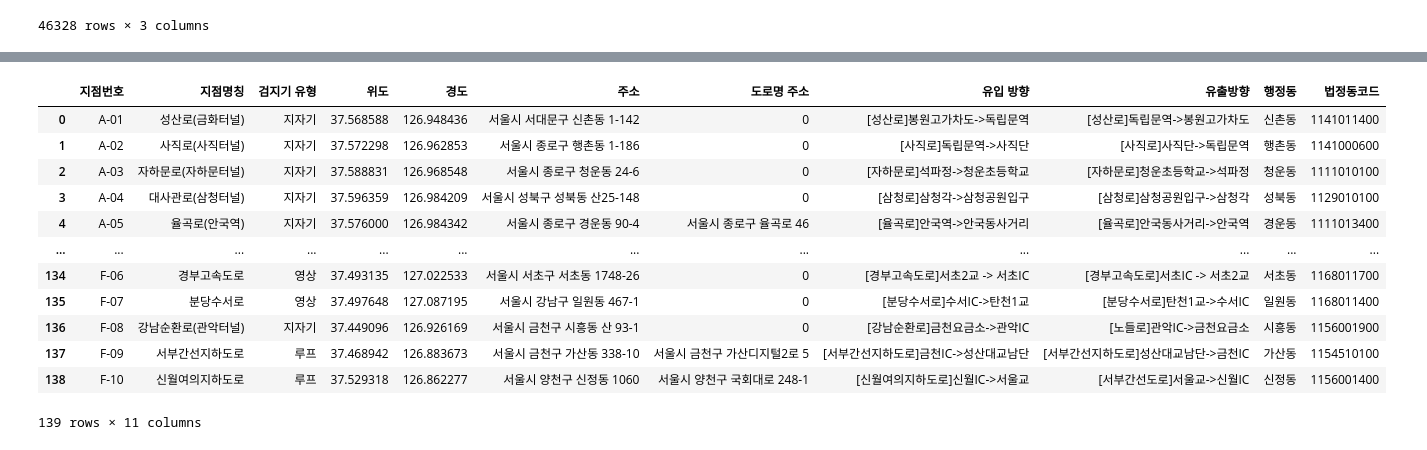
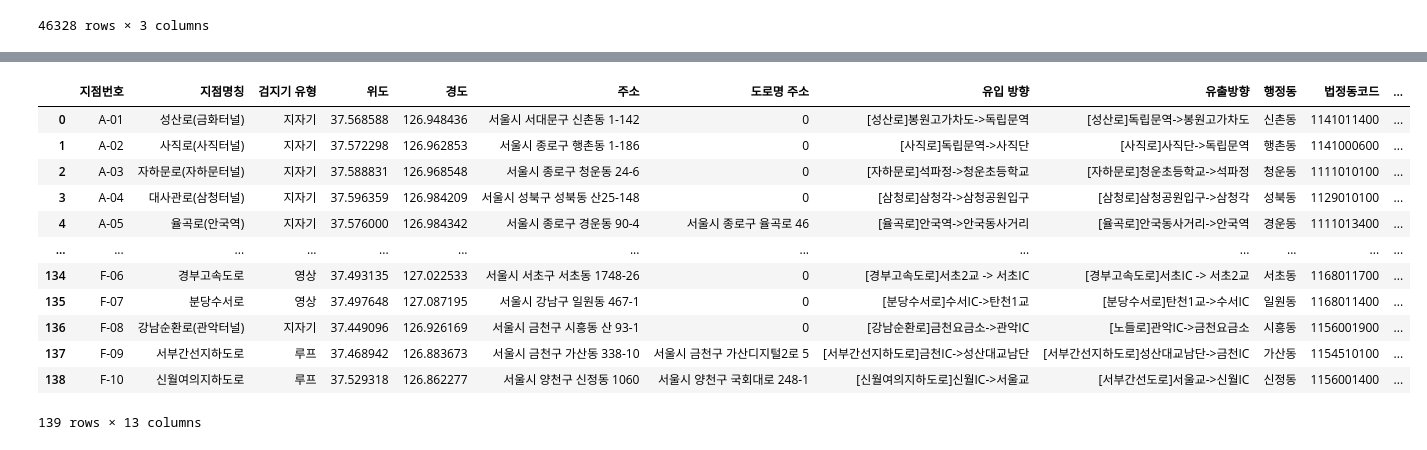
Before and after one commit to dbsrall59/three, a Jupyter notebook: 이규민/교통량매핑.ipynb, the cells around one changed output, grey strips where cells are left out. Saved outputs shown, nothing was run; the diff lists cells and outputs as text; code cells hidden in the pictures.

```diff
--- a/이규민/교통량매핑.ipynb
+++ b/이규민/교통량매핑.ipynb
@@ -105,3 +105,10 @@ df2
 | 46326 | 5013032025 | 제주특별자치도 서귀포시 표선면 세화리 | 존재 |
 | 46327 | 5013032026 | 제주특별자치도 서귀포시 표선면 토산리 | 존재 |
 46328 rows × 3 columns
+# %%
+guList = []
+for i in df2.index:
+    temp = df2.loc[i, '법정동명'].split()
+    if(len(temp) == 2) & (temp[0] == '서울특별시'):
+        guList.append(i)
+guList
@@ -108,14 +133,29 @@ df2
 # %%
 c1 = []
-max_index = 0
+c2 = []
+c3 = []
 
+guIndex = 0
 for i in df2.index:
     temp = df2.loc[i, '법정동명'].split(' ')
 
-    c1.append(temp[len(temp) - 1])
-    if(temp[0] == '서울특별시'):
-        max_index = i
+    for i1 in range(len(guList)):
+        if(guList[i1] == i):
+            guIndex = i1
+            break
 
-print(max_index)
+    if(len(temp) < 3):
+        c1.append("")
+        c2.append("")
+        c3.append("")
+
+    else:
+        c1.append(temp[2])
+        c2.append(temp[1])
+        c3.append(df2.loc[guList[guIndex], '법정동코드'])
+
 df2['법정동'] = c1
-df2
+df2['법정구'] = c2
+df2['법정구코드'] = c3
+
+df2 = df2[:][:1112]
@@ -137,24 +164,30 @@ df2
 # %%
 df['법정동코드'] = ""
+df['법정구'] = ""
+df['법정구코드'] = ""
+
 for i0 in df.index:
     for i1 in range(1112):
         if df.loc[i0, '행정동'] == df2.loc[i1, '법정동']:
             df.loc[i0, '법정동코드'] = df2.loc[i1, '법정동코드']
+            df.loc[i0, '법정구'] = df2.loc[i1, '법정구']
+            df.loc[i0, '법정구코드'] = df2.loc[i1, '법정구코드']
+
 df
 # %% [output]
-|  | 지점번호 | 지점명칭 | 검지기 유형 | 위도 | 경도 | 주소 | 도로명 주소 | 유입 방향 | 유출방향 | 행정동 | 법정동코드 |
-| 0 | A-01 | 성산로(금화터널) | 지자기 | 37.568588 | 126.948436 | 서울시 서대문구 신촌동 1-142 | 0 | [성산로]봉원고가차도->독립문역 | [성산로]독립문역->봉원고가차도 | 신촌동 | 1141011400 |
-| 1 | A-02 | 사직로(사직터널) | 지자기 | 37.572298 | 126.962853 | 서울시 종로구 행촌동 1-186 | 0 | [사직로]독립문역->사직단 | [사직로]사직단->독립문역 | 행촌동 | 1141000600 |
-| 2 | A-03 | 자하문로(자하문터널) | 지자기 | 37.588831 | 126.968548 | 서울시 종로구 청운동 24-6 | 0 | [자하문로]석파정->청운초등학교 | [자하문로]청운초등학교->석파정 | 청운동 | 1111010100 |
-| 3 | A-04 | 대사관로(삼청터널) | 지자기 | 37.596359 | 126.984209 | 서울시 성북구 성북동 산25-148 | 0 | [삼청로]삼청각->삼청공원입구 | [삼청로]삼청공원입구->삼청각 | 성북동 | 1129010100 |
-| 4 | A-05 | 율곡로(안국역) | 지자기 | 37.576000 | 126.984342 | 서울시 종로구 경운동 90-4 | 서울시 종로구 율곡로 46 | [율곡로]안국역->안국동사거리 | [율곡로]안국동사거리->안국역 | 경운동 | 1111013400 |
-| ... | ... | ... | ... | ... | ... | ... | ... | ... | ... | ... | ... |
-| 134 | F-06 | 경부고속도로 | 영상 | 37.493135 | 127.022533 | 서울시 서초구 서초동 1748-26 | 0 | [경부고속도로]서초2교 -> 서초IC | [경부고속도로]서초IC -> 서초2교 | 서초동 | 1168011700 |
-| 135 | F-07 | 분당수서로 | 영상 | 37.497648 | 127.087195 | 서울시 강남구 일원동 467-1 | 0 | [분당수서로]수서IC->탄천1교 | [분당수서로]탄천1교->수서IC | 일원동 | 1168011400 |
-| 136 | F-08 | 강남순환로(관악터널) | 지자기 | 37.449096 | 126.926169 | 서울시 금천구 시흥동 산 93-1 | 0 | [강남순환로]금천요금소->관악IC | [노들로]관악IC->금천요금소 | 시흥동 | 1156001900 |
-| 137 | F-09 | 서부간선지하도로 | 루프 | 37.468942 | 126.883673 | 서울시 금천구 가산동 338-10 | 서울시 금천구 가산디지털2로 5 | [서부간선지하도로]금천IC->성산대교남단 | [서부간선지하도로]성산대교남단->금천IC | 가산동 | 1154510100 |
-| 138 | F-10 | 신월여의지하도로 | 루프 | 37.529318 | 126.862277 | 서울시 양천구 신정동 1060 | 서울시 양천구 국회대로 248-1 | [신월여의지하도로]신월IC->서울교 | [서부간선도로]서울교->신월IC | 신정동 | 1156001400 |
+|  | 지점번호 | 지점명칭 | 검지기 유형 | 위도 | 경도 | 주소 | 도로명 주소 | 유입 방향 | 유출방향 | 행정동 | 법정동코드 | ... |
+| 0 | A-01 | 성산로(금화터널) | 지자기 | 37.568588 | 126.948436 | 서울시 서대문구 신촌동 1-142 | 0 | [성산로]봉원고가차도->독립문역 | [성산로]독립문역->봉원고가차도 | 신촌동 | 1141011400 | ... |
+| 1 | A-02 | 사직로(사직터널) | 지자기 | 37.572298 | 126.962853 | 서울시 종로구 행촌동 1-186 | 0 | [사직로]독립문역->사직단 | [사직로]사직단->독립문역 | 행촌동 | 1141000600 | ... |
+| 2 | A-03 | 자하문로(자하문터널) | 지자기 | 37.588831 | 126.968548 | 서울시 종로구 청운동 24-6 | 0 | [자하문로]석파정->청운초등학교 | [자하문로]청운초등학교->석파정 | 청운동 | 1111010100 | ... |
+| 3 | A-04 | 대사관로(삼청터널) | 지자기 | 37.596359 | 126.984209 | 서울시 성북구 성북동 산25-148 | 0 | [삼청로]삼청각->삼청공원입구 | [삼청로]삼청공원입구->삼청각 | 성북동 | 1129010100 | ... |
+| 4 | A-05 | 율곡로(안국역) | 지자기 | 37.576000 | 126.984342 | 서울시 종로구 경운동 90-4 | 서울시 종로구 율곡로 46 | [율곡로]안국역->안국동사거리 | [율곡로]안국동사거리->안국역 | 경운동 | 1111013400 | ... |
+| ... | ... | ... | ... | ... | ... | ... | ... | ... | ... | ... | ... | ... |
+| 134 | F-06 | 경부고속도로 | 영상 | 37.493135 | 127.022533 | 서울시 서초구 서초동 1748-26 | 0 | [경부고속도로]서초2교 -> 서초IC | [경부고속도로]서초IC -> 서초2교 | 서초동 | 1168011700 | ... |
+| 135 | F-07 | 분당수서로 | 영상 | 37.497648 | 127.087195 | 서울시 강남구 일원동 467-1 | 0 | [분당수서로]수서IC->탄천1교 | [분당수서로]탄천1교->수서IC | 일원동 | 1168011400 | ... |
+| 136 | F-08 | 강남순환로(관악터널) | 지자기 | 37.449096 | 126.926169 | 서울시 금천구 시흥동 산 93-1 | 0 | [강남순환로]금천요금소->관악IC | [노들로]관악IC->금천요금소 | 시흥동 | 1156001900 | ... |
+| 137 | F-09 | 서부간선지하도로 | 루프 | 37.468942 | 126.883673 | 서울시 금천구 가산동 338-10 | 서울시 금천구 가산디지털2로 5 | [서부간선지하도로]금천IC->성산대교남단 | [서부간선지하도로]성산대교남단->금천IC | 가산동 | 1154510100 | ... |
+| 138 | F-10 | 신월여의지하도로 | 루프 | 37.529318 | 126.862277 | 서울시 양천구 신정동 1060 | 서울시 양천구 국회대로 248-1 | [신월여의지하도로]신월IC->서울교 | [서부간선도로]서울교->신월IC | 신정동 | 1156001400 | ... |
-139 rows × 11 columns
+139 rows × 13 columns
 # %%
 df[df['법정동코드'] == ""]
 # %% [output]
```
Also changed, not shown: parts of 4 cells of this notebook, 6 other files.
